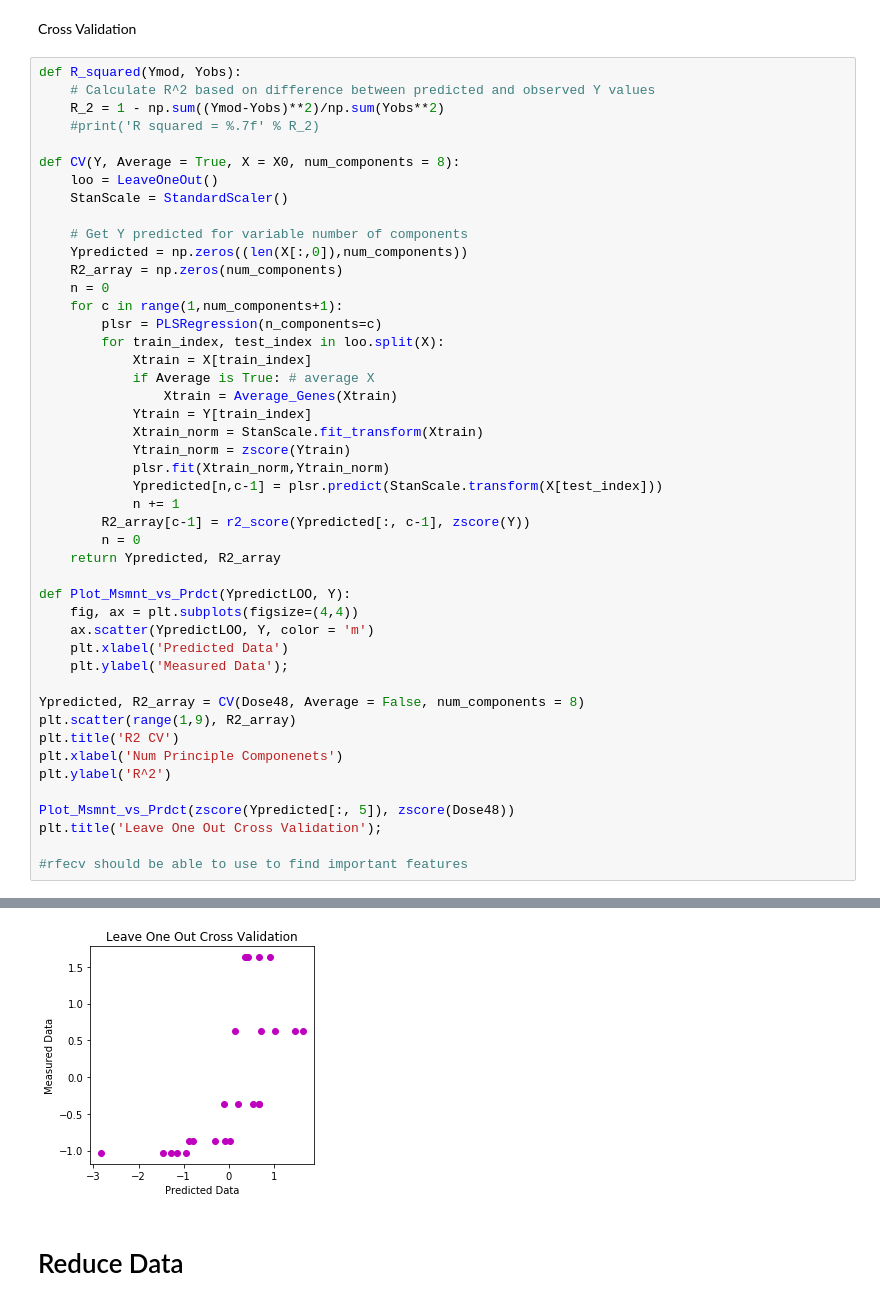
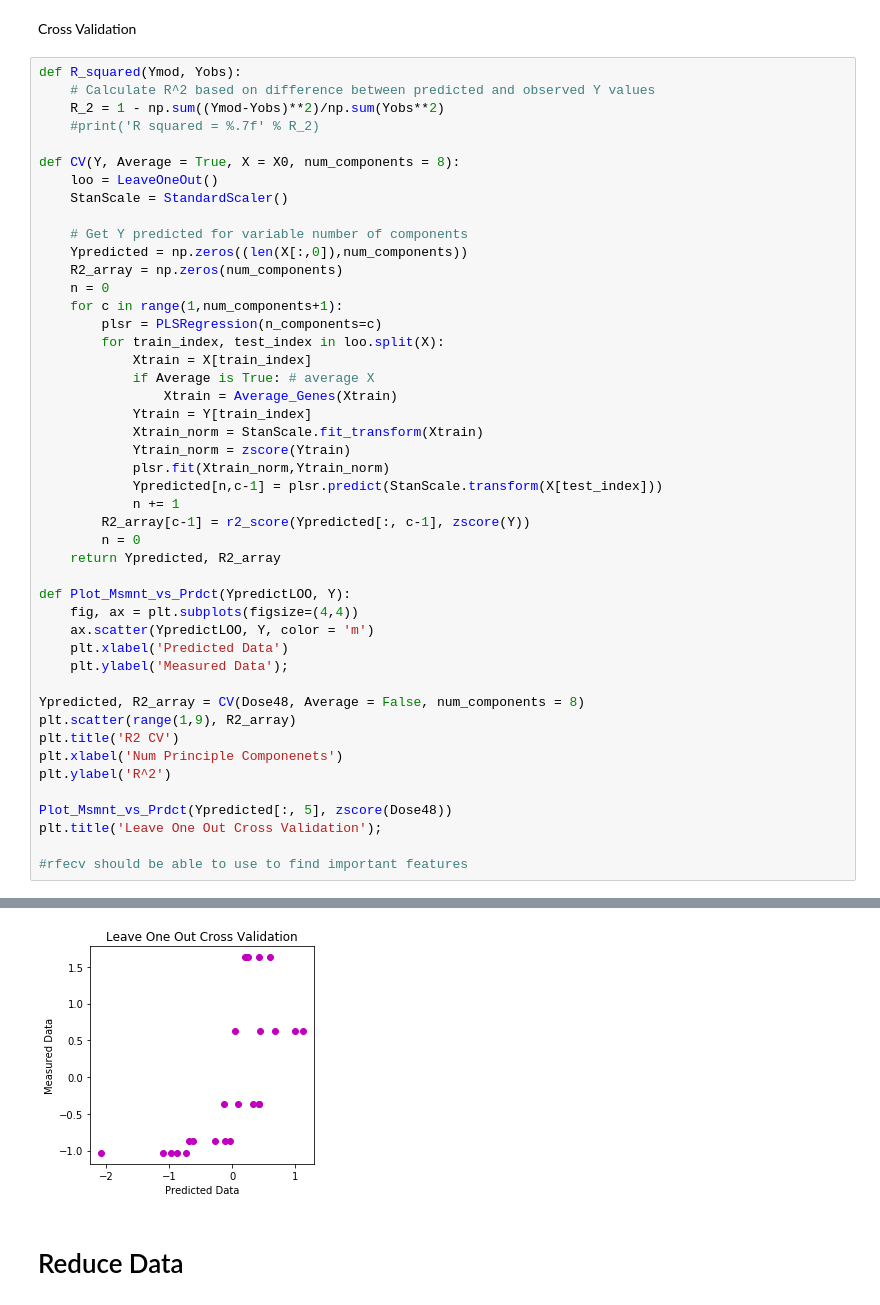
Before and after one commit to S-Ng/BE188_Final_Project, a Jupyter notebook: Greg_Simon_master.ipynb, the cells around one changed output, grey strips where cells are left out. Cells and saved outputs as stored; diff of their text form.

```diff
--- a/Greg_Simon_master.ipynb
+++ b/Greg_Simon_master.ipynb
@@ -222,35 +224,35 @@ def CV(Y, Average = True, X = X0, num_components = 8):
             Xtrain = X[train_index]
             if Average is True: # average X
                 Xtrain = Average_Genes(Xtrain)
             Ytrain = Y[train_index]
             Xtrain_norm = StanScale.fit_transform(Xtrain)
             Ytrain_norm = zscore(Ytrain)
             plsr.fit(Xtrain_norm,Ytrain_norm)
             Ypredicted[n,c-1] = plsr.predict(StanScale.transform(X[test_index]))
             n += 1
         R2_array[c-1] = r2_score(Ypredicted[:, c-1], zscore(Y))
         n = 0
     return Ypredicted, R2_array
 
 def Plot_Msmnt_vs_Prdct(YpredictLOO, Y):
     fig, ax = plt.subplots(figsize=(4,4))
     ax.scatter(YpredictLOO, Y, color = 'm')
     plt.xlabel('Predicted Data')
     plt.ylabel('Measured Data');
 
 Ypredicted, R2_array = CV(Dose48, Average = False, num_components = 8)
 plt.scatter(range(1,9), R2_array)
 plt.title('R2 CV')
 plt.xlabel('Num Principle Componenets')
 plt.ylabel('R^2')
 
-Plot_Msmnt_vs_Prdct(zscore(Ypredicted[:, 5]), zscore(Dose48))
+Plot_Msmnt_vs_Prdct(Ypredicted[:, 5], zscore(Dose48))
 plt.title('Leave One Out Cross Validation');
 
 #rfecv should be able to use to find important features
 # %% [output]
 [figure]
-[figure, old version]
+[figure, new version]
 # %% [markdown]
 # Reduce Data
 # %% [markdown]
```
Also changed, not shown: parts of 2 cells of this notebook, 1 other file.
